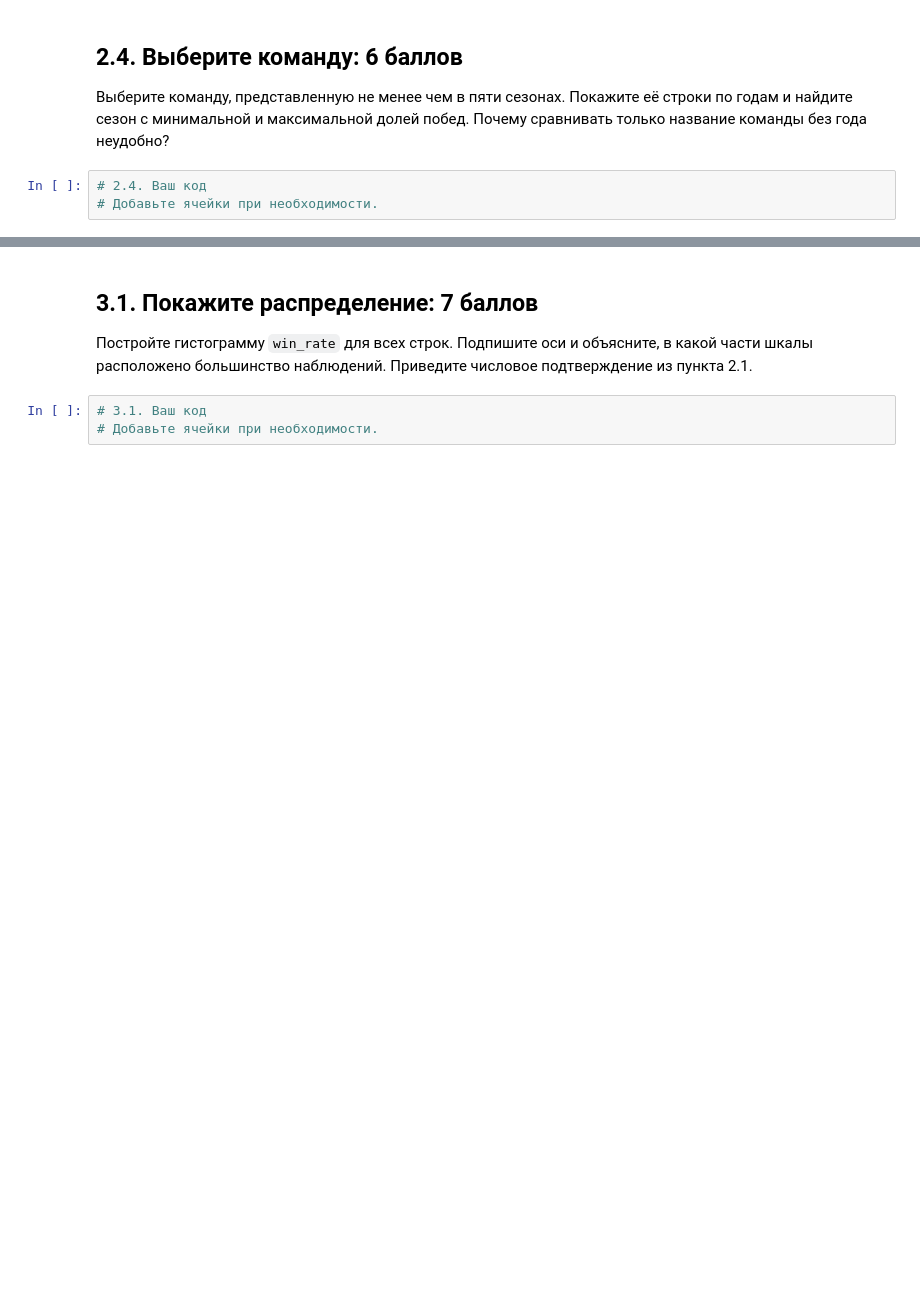
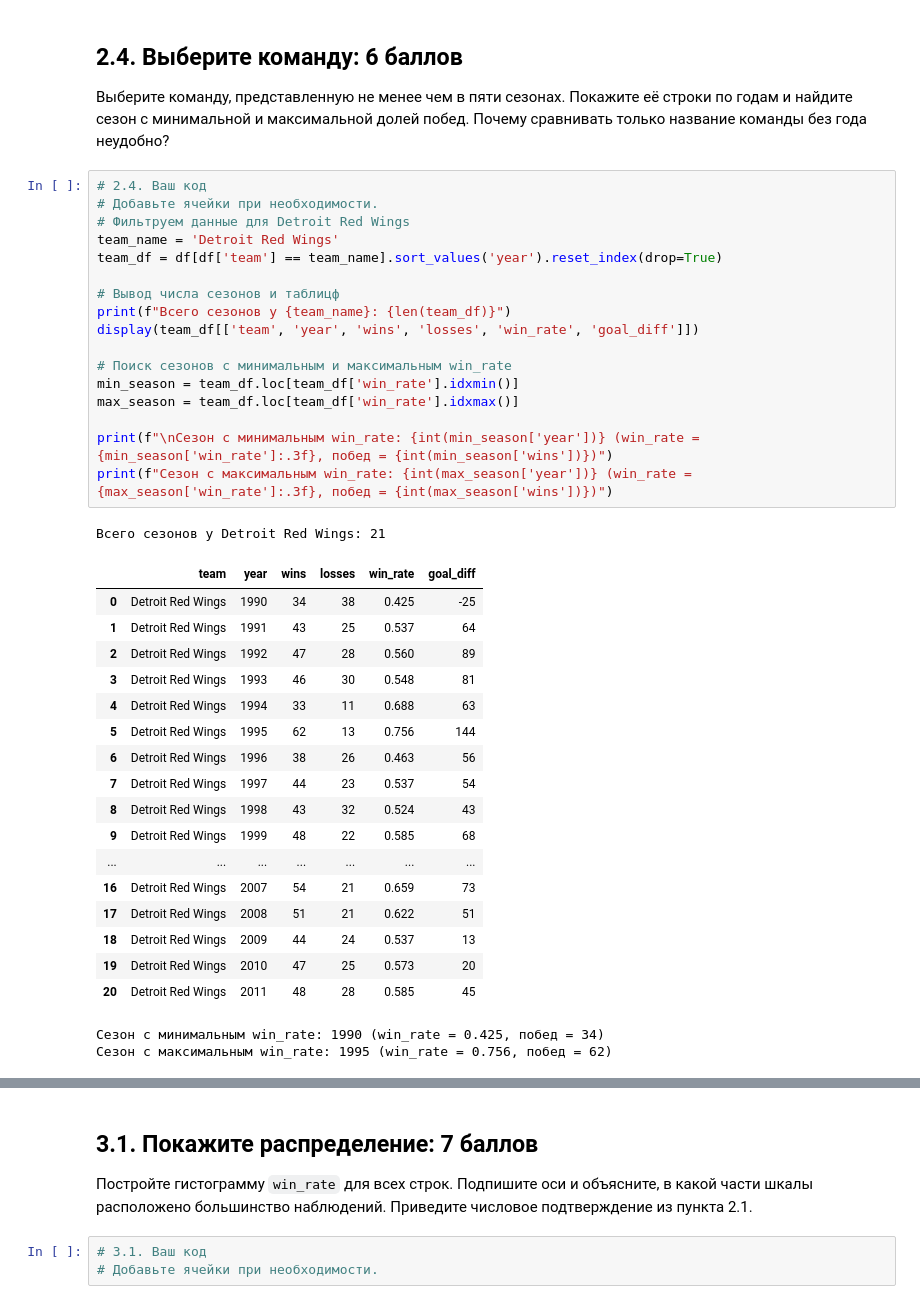
Before and after one commit to Va-win/Astra_Test, a Jupyter notebook: Отборочное_задание_1ый_курс_ИИ_FIN1.ipynb, the cells around one changed output, grey strips where cells are left out. Cells and saved outputs as stored; diff of their text form; blank space fills up the shorter version.

```diff
--- a/Отборочное_задание_1ый_курс_ИИ_FIN1.ipynb
+++ b/Отборочное_задание_1ый_курс_ИИ_FIN1.ipynb
@@ -268,6 +347,41 @@ _Ваш ответ с подтверждениями из собственной
 # %%
 # 2.4. Ваш код
 # Добавьте ячейки при необходимости.
+# Фильтруем данные для Detroit Red Wings
+team_name = 'Detroit Red Wings'
+team_df = df[df['team'] == team_name].sort_values('year').reset_index(drop=True)
+
+# Вывод числа сезонов и таблицф
+print(f"Всего сезонов у {team_name}: {len(team_df)}")
+display(team_df[['team', 'year', 'wins', 'losses', 'win_rate', 'goal_diff']])
+
+# Поиск сезонов с минимальным и максимальным win_rate
+min_season = team_df.loc[team_df['win_rate'].idxmin()]
+max_season = team_df.loc[team_df['win_rate'].idxmax()]
+
+print(f"\nСезон с минимальным win_rate: {int(min_season['year'])} (win_rate = {min_season['win_rate']:.3f}, побед = {int(min_season['wins'])})")
+print(f"Сезон с максимальным win_rate: {int(max_season['year'])} (win_rate = {max_season['win_rate']:.3f}, побед = {int(max_season['wins'])})")
+# %% [output]
+Всего сезонов у Detroit Red Wings: 21
+|  | team | year | wins | losses | win_rate | goal_diff |
+| 0 | Detroit Red Wings | 1990 | 34 | 38 | 0.425 | -25 |
+| 1 | Detroit Red Wings | 1991 | 43 | 25 | 0.537 | 64 |
+| 2 | Detroit Red Wings | 1992 | 47 | 28 | 0.560 | 89 |
+| 3 | Detroit Red Wings | 1993 | 46 | 30 | 0.548 | 81 |
+| 4 | Detroit Red Wings | 1994 | 33 | 11 | 0.688 | 63 |
+| 5 | Detroit Red Wings | 1995 | 62 | 13 | 0.756 | 144 |
+| 6 | Detroit Red Wings | 1996 | 38 | 26 | 0.463 | 56 |
+| 7 | Detroit Red Wings | 1997 | 44 | 23 | 0.537 | 54 |
+| 8 | Detroit Red Wings | 1998 | 43 | 32 | 0.524 | 43 |
+| 9 | Detroit Red Wings | 1999 | 48 | 22 | 0.585 | 68 |
+| ... | ... | ... | ... | ... | ... | ... |
+| 16 | Detroit Red Wings | 2007 | 54 | 21 | 0.659 | 73 |
+| 17 | Detroit Red Wings | 2008 | 51 | 21 | 0.622 | 51 |
+| 18 | Detroit Red Wings | 2009 | 44 | 24 | 0.537 | 13 |
+| 19 | Detroit Red Wings | 2010 | 47 | 25 | 0.573 | 20 |
+| 20 | Detroit Red Wings | 2011 | 48 | 28 | 0.585 | 45 |
+Сезон с минимальным win_rate: 1990 (win_rate = 0.425, побед = 34)
+Сезон с максимальным win_rate: 1995 (win_rate = 0.756, побед = 62)
 # %% [markdown]
 **Ответ 2.4:**
 
```
Also changed, not shown: parts of 7 cells of this notebook.
